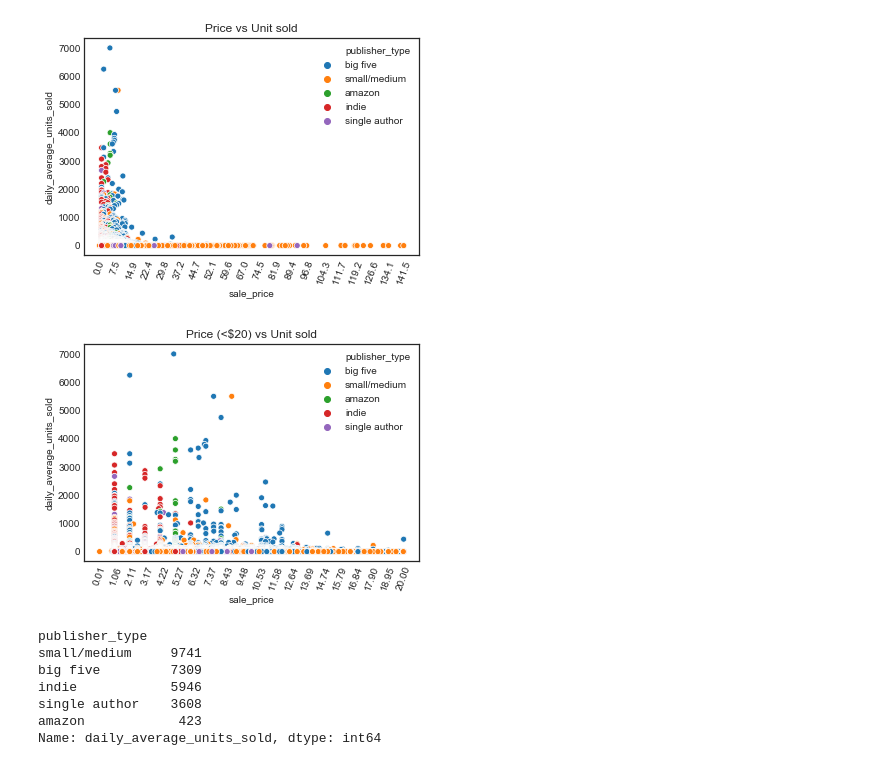
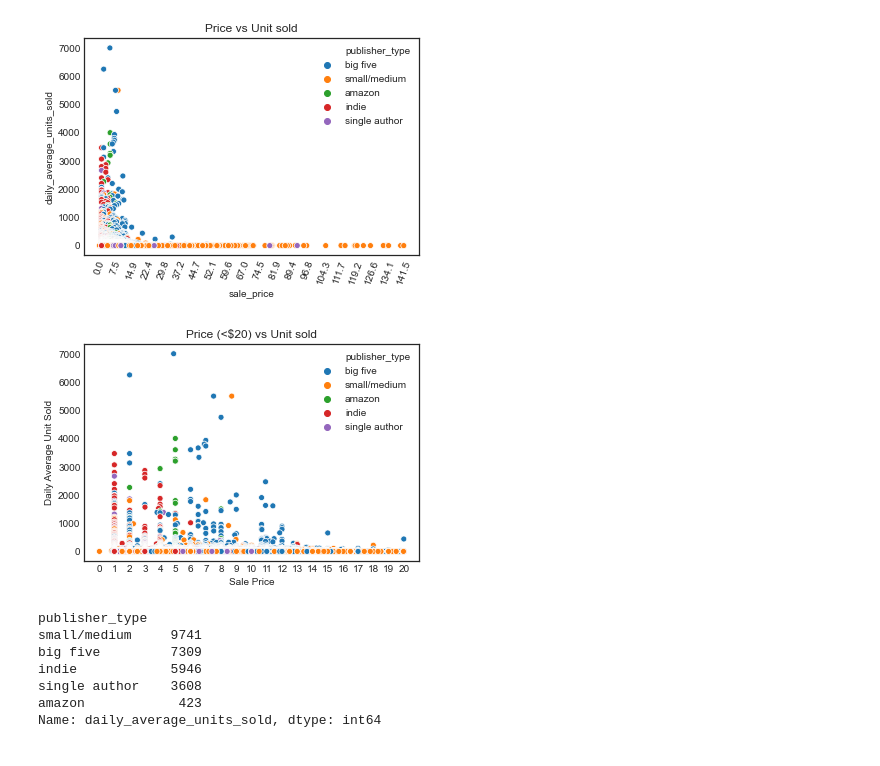
Before and after one commit to vh42720/book_analysis, a Jupyter notebook: book_sale_price_eda.ipynb, the cells around one changed output. Cells and saved outputs as stored; diff of their text form; code cells hidden in the pictures.

```diff
--- a/book_sale_price_eda.ipynb
+++ b/book_sale_price_eda.ipynb
@@ -71,12 +71,14 @@ plt.savefig('images/daily_sales_vs_price_by_publisher.png')
 # %%
 # Zoom in the plot above to price under 20 only
 sns.scatterplot(x='sale_price', y='daily_average_units_sold', data=sales[sales.sale_price < 20],
                 hue='publisher_type')
-plt.xticks(np.linspace(sales.sale_price.min(), 20,num=20), rotation=70)
+plt.xticks(np.arange(21))
+plt.xlabel('Sale Price')
+plt.ylabel('Daily Average Unit Sold')
 plt.title('Price (<$20) vs Unit sold')
 plt.savefig('images/daily_sales_vs_price_20_by_publisher.png')
 # %% [output]
-[figure, old version]
+[figure, new version]
 # %%
 sales.groupby('publisher_type')['daily_average_units_sold'].count().sort_values(ascending=False)
 # %% [output]
```
Also changed, not shown: parts of 13 cells of this notebook, 20 other files.
